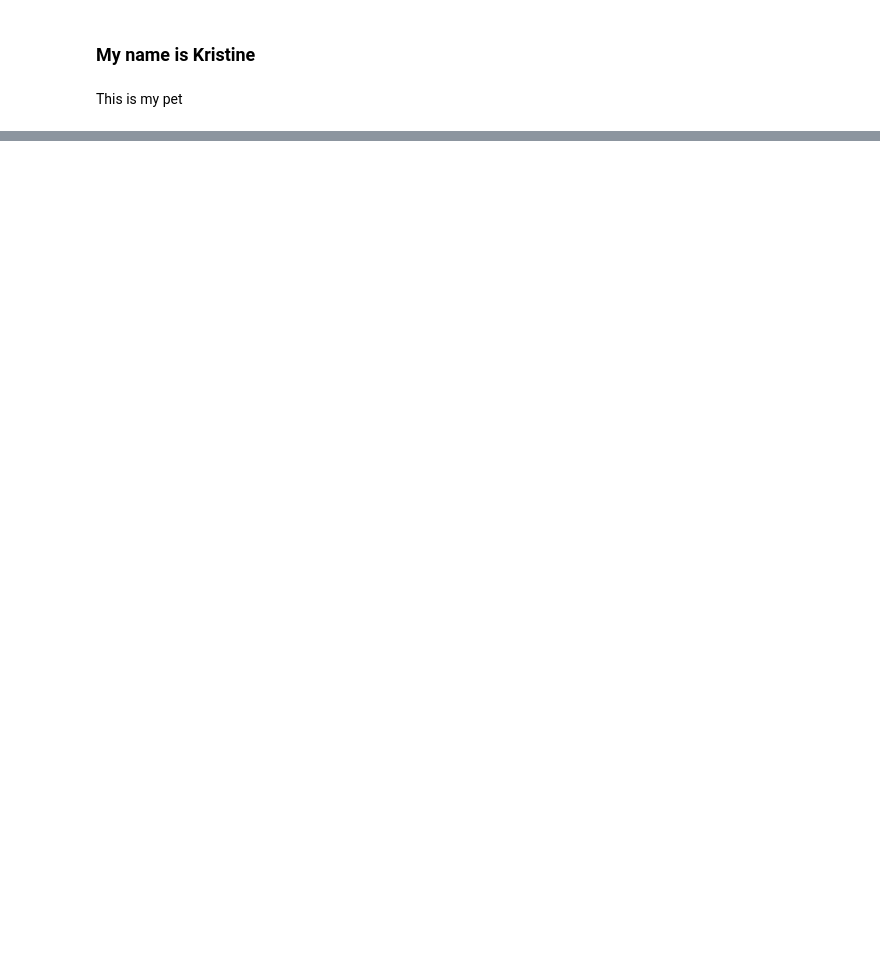
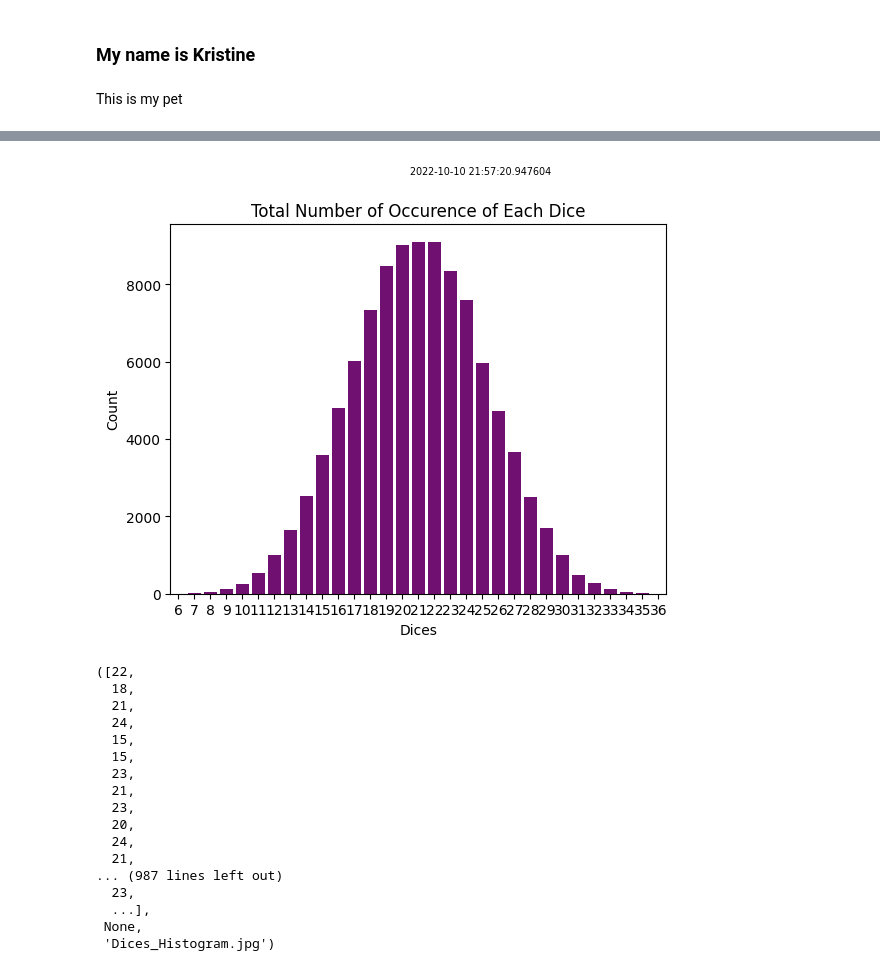
Before and after one commit to ValRCS/Python_SheGoesTech_22, a Jupyter notebook: Day_15_Jupyter_Notebooks/kristine_demo.ipynb, the cells around one changed output, grey strips where cells are left out. Saved outputs shown, nothing was run; the diff lists cells and outputs as text; code cells hidden in the pictures; blank space fills up the shorter version.

```diff
--- a/Day_15_Jupyter_Notebooks/kristine_demo.ipynb
+++ b/Day_15_Jupyter_Notebooks/kristine_demo.ipynb
@@ -54,0 +78,21 @@ if __name__ == "__main__":
+# %%
+plot_dices(dice_throws(6, 100_000), 'Dices_Histogram.jpg')
+# %% [output]
+[figure, added]
+([22,
+  18,
+  21,
+  24,
+  15,
+  15,
+  23,
+  21,
+  23,
+  20,
+  24,
+  21,
+... (987 lines left out)
+  23,
+  ...],
+ None,
+ 'Dices_Histogram.jpg')
```
Also changed, not shown: parts of 11 cells of this notebook, 2 other files.
